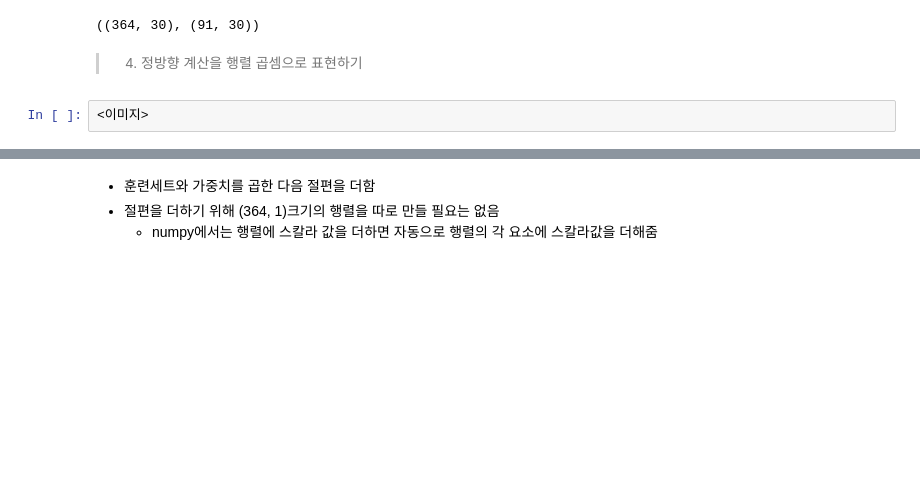
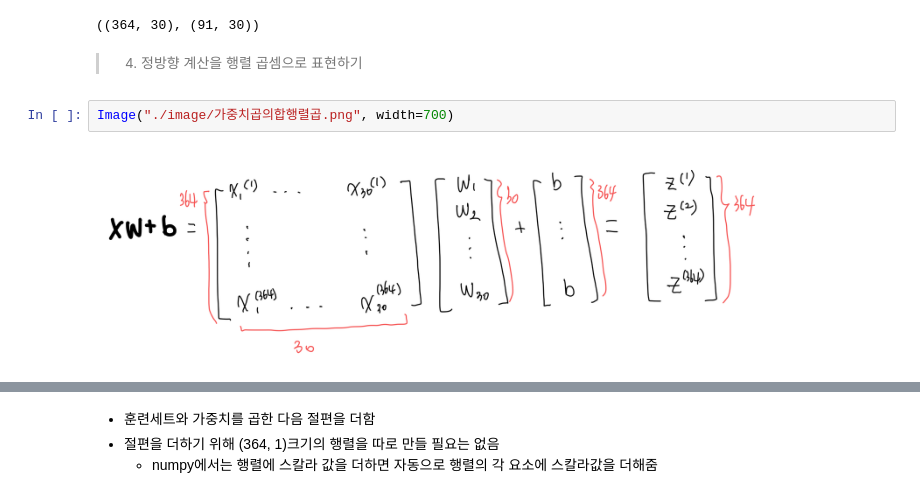
Before and after one commit to p5653ceb/eunice1204, a Jupyter notebook: 06.2개의_층을_연결합니다_다층신경망.ipynb, the cells around one changed output, grey strips where cells are left out. Drawn from its saved outputs; the diff is of its cells as text; blank space fills up the shorter version.

```diff
--- a/06.2개의_층을_연결합니다_다층신경망.ipynb
+++ b/06.2개의_층을_연결합니다_다층신경망.ipynb
@@ -79,5 +91,7 @@ x_train.shape, x_val.shape
 ((364, 30), (91, 30))
 # %% [markdown]
 >4. 정방향 계산을 행렬 곱셈으로 표현하기
-# %%
-<이미지>
+# %%
+Image("./image/가중치곱의합행렬곱.png", width=700)
+# %% [output]
+[figure, added]
```
Also changed, not shown: parts of 7 cells of this notebook.
